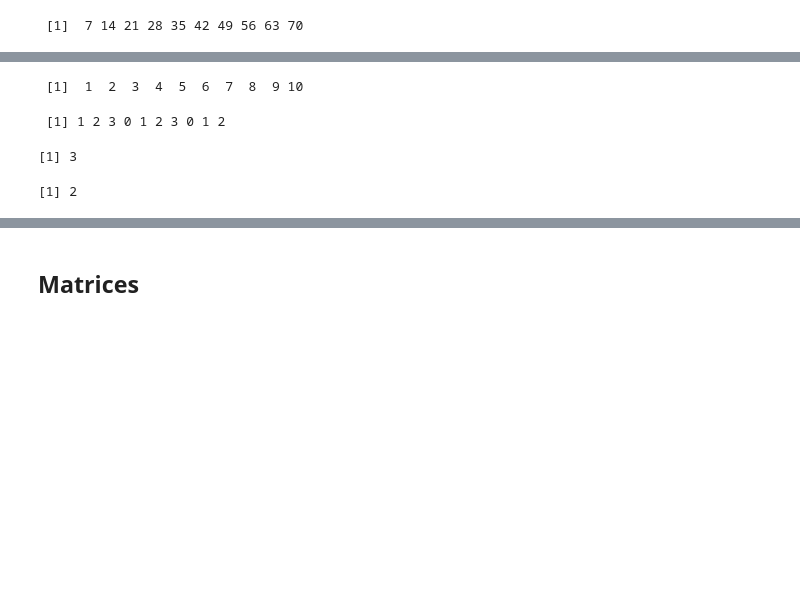
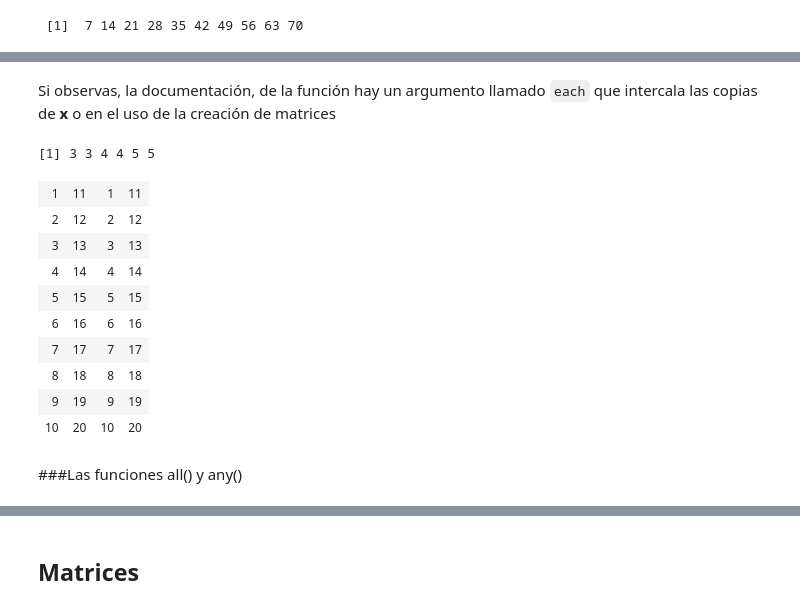
Before and after one commit to noetaza/Curso-R, a Jupyter notebook: Vectores-Matrices-Array/Vectores-Matrices-Arrays.ipynb, the cells around one changed output, grey strips where cells are left out. Drawn from its saved outputs; the diff is of its cells as text; code cells hidden in the pictures; blank space fills up the shorter version.

```diff
--- a/Vectores-Matrices-Array/Vectores-Matrices-Arrays.ipynb
+++ b/Vectores-Matrices-Array/Vectores-Matrices-Arrays.ipynb
@@ -151,13 +590,22 @@ sqrt(x)
+# %% [markdown]
+Si observas, la documentación, de la función hay un argumento llamado `each` que intercala las copias de **x** o en el uso de la creación de matrices
+# %%
+rep(c(3,4,5), each = 2)
+# %% [output]
+[1] 3 3 4 4 5 5
 # %%
-x
-x %% 4
+x <- 1:20
+matrix(rep(x,2), ncol = 4)
 # %% [output]
- [1]  1  2  3  4  5  6  7  8  9 10
- [1] 1 2 3 0 1 2 3 0 1 2
+| 1 | 11 | 1 | 11 |
+| 2 | 12 | 2 | 12 |
+| 3 | 13 | 3 | 13 |
+| 4 | 14 | 4 | 14 |
+| 5 | 15 | 5 | 15 |
+| 6 | 16 | 6 | 16 |
+| 7 | 17 | 7 | 17 |
+| 8 | 18 | 8 | 18 |
+| 9 | 19 | 9 | 19 |
+| 10 | 20 | 10 | 20 |
-# %%
-y <- 3 + 2i
-Re(y)
-Im(y)
-# %% [output]
-[1] 3
-[1] 2
+# %% [markdown]
+###Las funciones all() y any()
```
Also changed, not shown: parts of 52 cells of this notebook.
